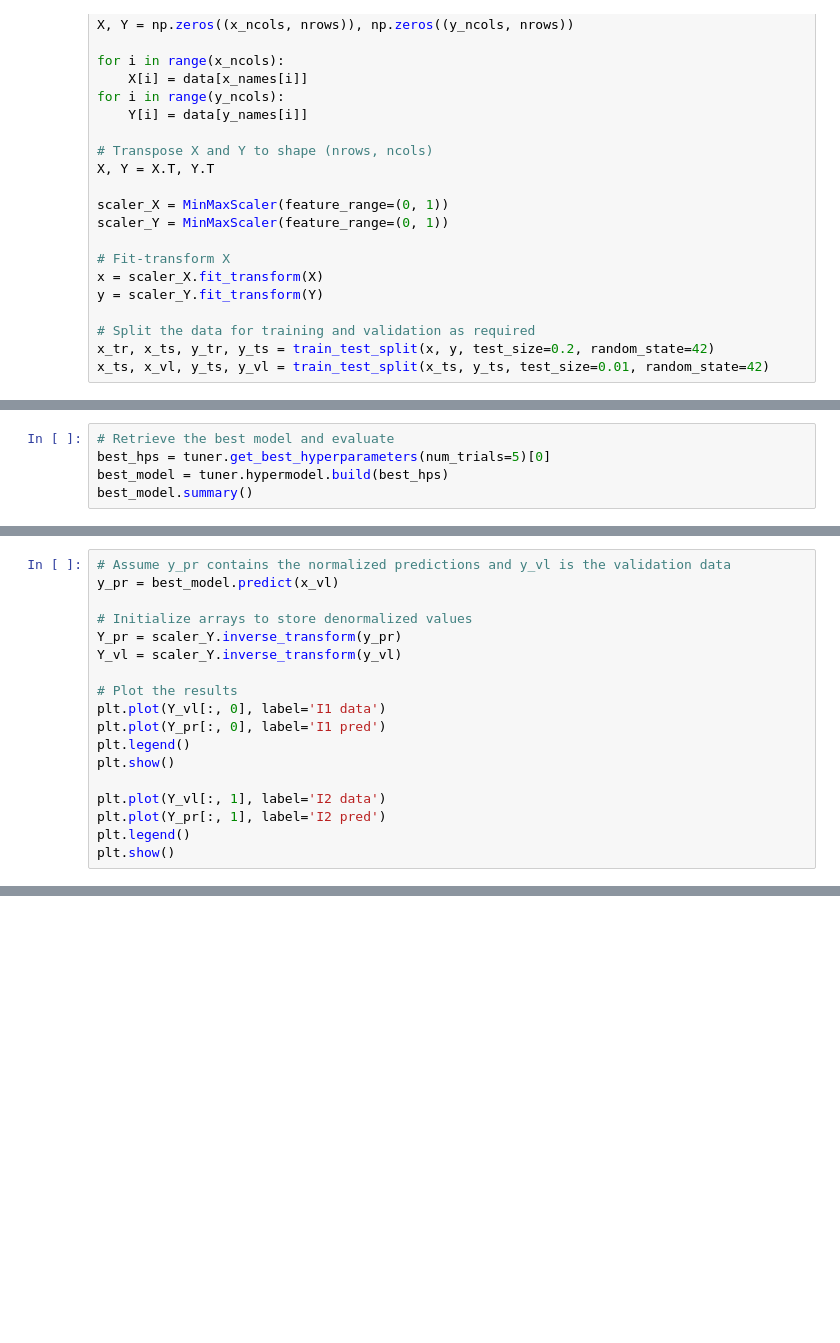
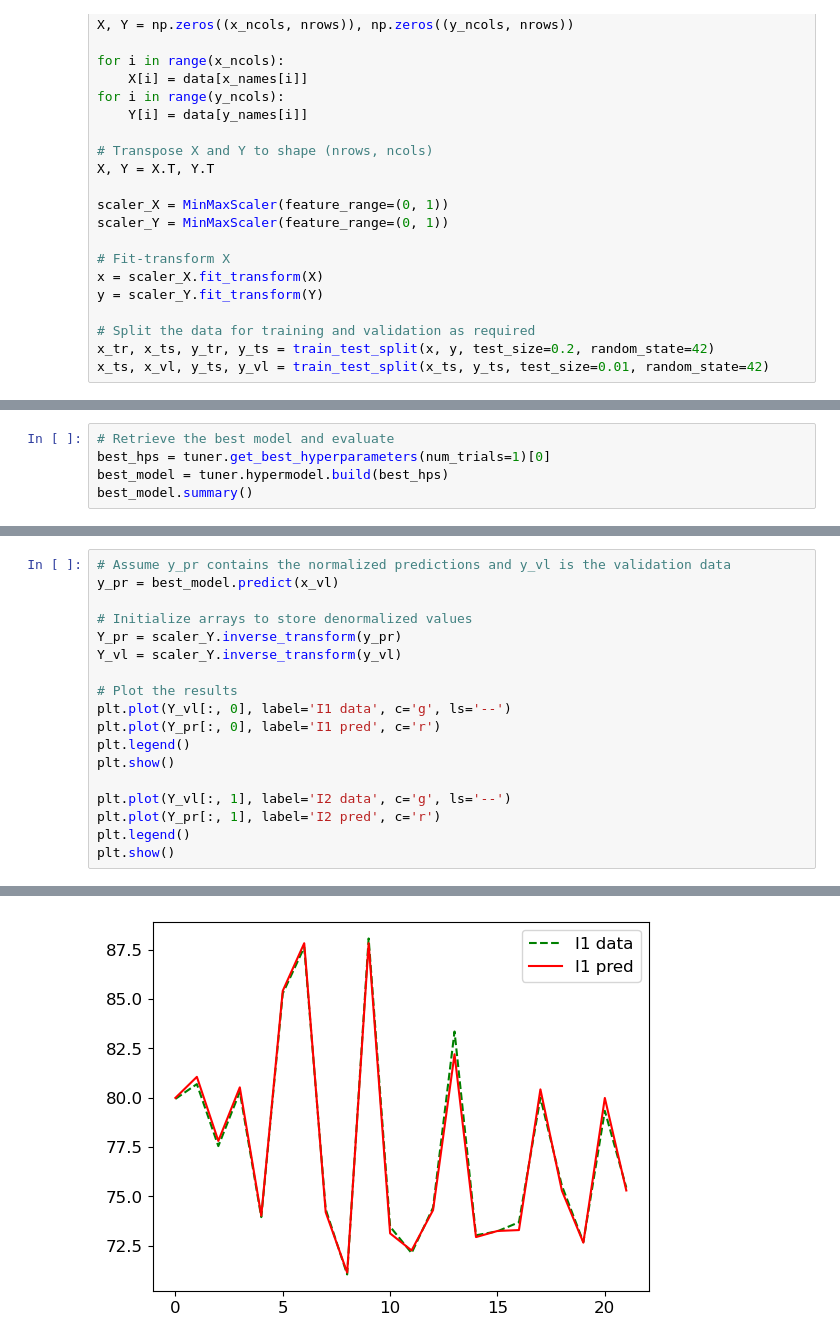
Before and after one commit to anikmh/emulator, a Jupyter notebook: search/dnn3.ipynb, the cells around one changed output, grey strips where cells are left out. Saved outputs shown, nothing was run; the diff lists cells and outputs as text; blank space fills up the shorter version.

```diff
--- a/search/dnn3.ipynb
+++ b/search/dnn3.ipynb
@@ -180,5 +162,5 @@ Score: 6.146898522274569e-05
 # %%
 # Retrieve the best model and evaluate
-best_hps = tuner.get_best_hyperparameters(num_trials=5)[0]
+best_hps = tuner.get_best_hyperparameters(num_trials=1)[0]
 best_model = tuner.hypermodel.build(best_hps)
 best_model.summary()
@@ -215,12 +234,13 @@ Y_pr = scaler_Y.inverse_transform(y_pr)
 Y_vl = scaler_Y.inverse_transform(y_vl)
 
 # Plot the results
-plt.plot(Y_vl[:, 0], label='I1 data')
-plt.plot(Y_pr[:, 0], label='I1 pred')
+plt.plot(Y_vl[:, 0], label='I1 data', c='g', ls='--')
+plt.plot(Y_pr[:, 0], label='I1 pred', c='r')
 plt.legend()
 plt.show()
 
-plt.plot(Y_vl[:, 1], label='I2 data')
-plt.plot(Y_pr[:, 1], label='I2 pred')
+plt.plot(Y_vl[:, 1], label='I2 data', c='g', ls='--')
+plt.plot(Y_pr[:, 1], label='I2 pred', c='r')
 plt.legend()
 plt.show()
+# %% [output]
@@ -226,0 +248 @@ plt.show()
+[figure, added]
```
Also changed, not shown: parts of 9 cells of this notebook, 6 other files.
